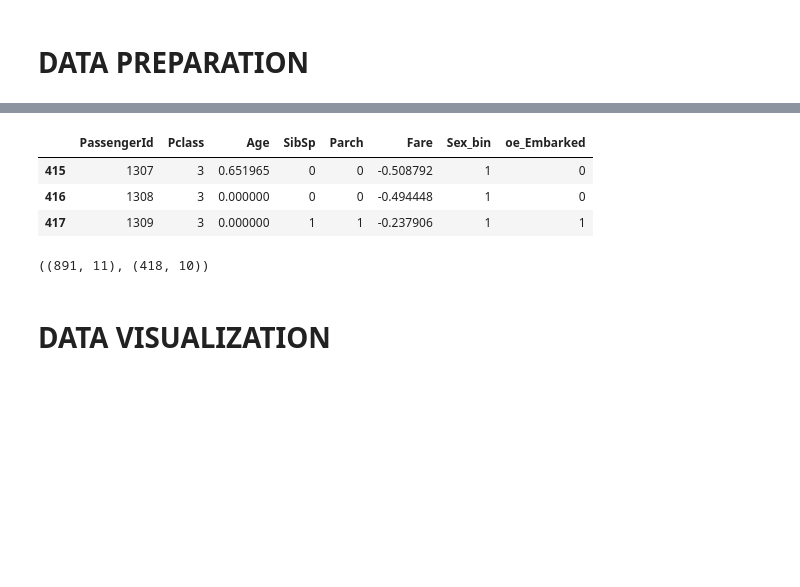
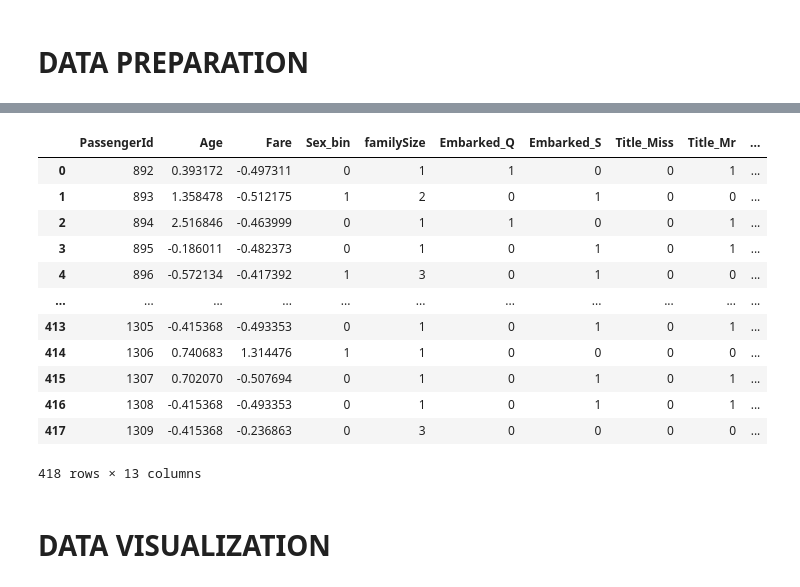
Before and after one commit to geanclm/kaggle, a Jupyter notebook: Titanic/CLASSIFICAÇÃO_Titanic_Kaggle_csv_2.ipynb, the cells around one changed output, grey strips where cells are left out. Cells and saved outputs as stored; diff of their text form; code cells hidden in the pictures; blank space fills up the shorter version.

```diff
--- a/Titanic/CLASSIFICAÇÃO_Titanic_Kaggle_csv_2.ipynb
+++ b/Titanic/CLASSIFICAÇÃO_Titanic_Kaggle_csv_2.ipynb
@@ -535,16 +699,27 @@ df_test.tail()
-# %%
-# OrdinalEncoder para a coluna 'Embarked'
-# Ordem de parada nos portos: S = Southampton, C = Cherbourg, Q = Queenstown
-Embarked = ['S', 'C', 'Q']
-oe = OrdinalEncoder(categories=[Embarked], dtype= int)
-oe.fit(df_train.loc[:, ['Embarked']])
-oe_dados = oe.transform(df_train.loc[:, ['Embarked']])
-df_train['oe_Embarked'] = oe_dados
-
-oe = OrdinalEncoder(categories=[Embarked], dtype= int)
-oe.fit(df_test.loc[:, ['Embarked']])
-oe_dados = oe.transform(df_test.loc[:, ['Embarked']])
-df_test['oe_Embarked'] = oe_dados
+# %%
+# get_dummies - TRAIN
+Pclass = pd.get_dummies(df_train['Pclass'], prefix = 'Pclass', drop_first = True, dtype=int)
+Title = pd.get_dummies(df_train['Title'], prefix = 'Title', drop_first = True, dtype=int)
+Embarked = pd.get_dummies(df_train['Embarked'], prefix = 'Embarked', drop_first = True, dtype=int)
+
+# get_dummies - concatenar data frame
+df_train = pd.concat([df_train, Embarked, Title, Pclass], axis=1)
+
+# get_dummies - excluir coluna 'Pclass'
+df_train.drop(['Pclass'], axis=1, inplace=True)
+
+
+
+# get_dummies - TEST
+Pclass = pd.get_dummies(df_test['Pclass'], prefix = 'Pclass', drop_first = True, dtype=int)
+Title = pd.get_dummies(df_test['Title'], prefix = 'Title', drop_first = True, dtype=int)
+Embarked = pd.get_dummies(df_test['Embarked'], prefix = 'Embarked', drop_first = True, dtype=int)
+
+# get_dummies - concatenar data frame
+df_test = pd.concat([df_test, Embarked, Title, Pclass], axis=1)
+
+# get_dummies - excluir coluna 'Pclass'
+df_test.drop(['Pclass'], axis=1, inplace=True)
 # %%
 df_train.tail(3)
 # %% [output]
@@ -569,4 +736,0 @@ df_test.tail(3)
-# %%
-# StandardScaler - Padronização dos dados das colunas "Age" e "Fare" de df_train e df_test
-df_train[['Age','Fare']] = StandardScaler().fit(df_train[['Age','Fare']]).transform(df_train[['Age','Fare']])
-df_test[['Age','Fare']] = StandardScaler().fit(df_test[['Age','Fare']]).transform(df_test[['Age','Fare']])
@@ -617,14 +763,19 @@ df_train_nr.corr()
 # %%
-df_test_nr.tail(3)
+df_test_nr
 # %% [output]
-|  | PassengerId | Pclass | Age | SibSp | Parch | Fare | Sex_bin | oe_Embarked |
-| 415 | 1307 | 3 | 0.651965 | 0 | 0 | -0.508792 | 1 | 0 |
-| 416 | 1308 | 3 | 0.000000 | 0 | 0 | -0.494448 | 1 | 0 |
-| 417 | 1309 | 3 | 0.000000 | 1 | 1 | -0.237906 | 1 | 1 |
+|  | PassengerId | Age | Fare | Sex_bin | familySize | Embarked_Q | Embarked_S | Title_Miss | Title_Mr | ... |
+| 0 | 892 | 0.393172 | -0.497311 | 0 | 1 | 1 | 0 | 0 | 1 | ... |
+| 1 | 893 | 1.358478 | -0.512175 | 1 | 2 | 0 | 1 | 0 | 0 | ... |
+| 2 | 894 | 2.516846 | -0.463999 | 0 | 1 | 1 | 0 | 0 | 1 | ... |
+| 3 | 895 | -0.186011 | -0.482373 | 0 | 1 | 0 | 1 | 0 | 1 | ... |
+| 4 | 896 | -0.572134 | -0.417392 | 1 | 3 | 0 | 1 | 0 | 0 | ... |
+| ... | ... | ... | ... | ... | ... | ... | ... | ... | ... | ... |
+| 413 | 1305 | -0.415368 | -0.493353 | 0 | 1 | 0 | 1 | 0 | 1 | ... |
+| 414 | 1306 | 0.740683 | 1.314476 | 1 | 1 | 0 | 0 | 0 | 0 | ... |
+| 415 | 1307 | 0.702070 | -0.507694 | 0 | 1 | 0 | 1 | 0 | 1 | ... |
+| 416 | 1308 | -0.415368 | -0.493353 | 0 | 1 | 0 | 1 | 0 | 1 | ... |
+| 417 | 1309 | -0.415368 | -0.236863 | 0 | 3 | 0 | 0 | 0 | 0 | ... |
+418 rows × 13 columns
-# %%
-df_train.shape, df_test.shape
-# %% [output]
-((891, 11), (418, 10))
 # %% [markdown]
 # DATA VISUALIZATION
 # %% [markdown]
```
Also changed, not shown: parts of 97 cells of this notebook, 2 other files.
